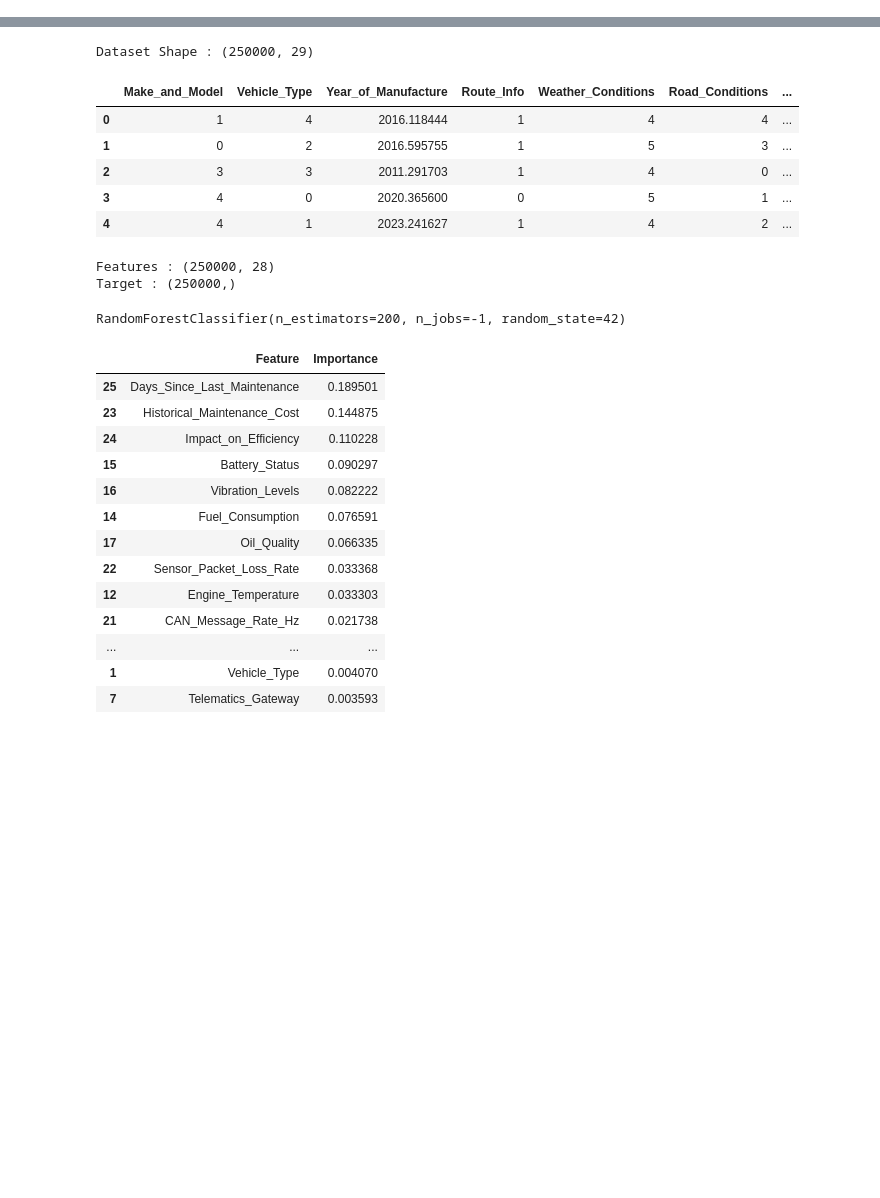
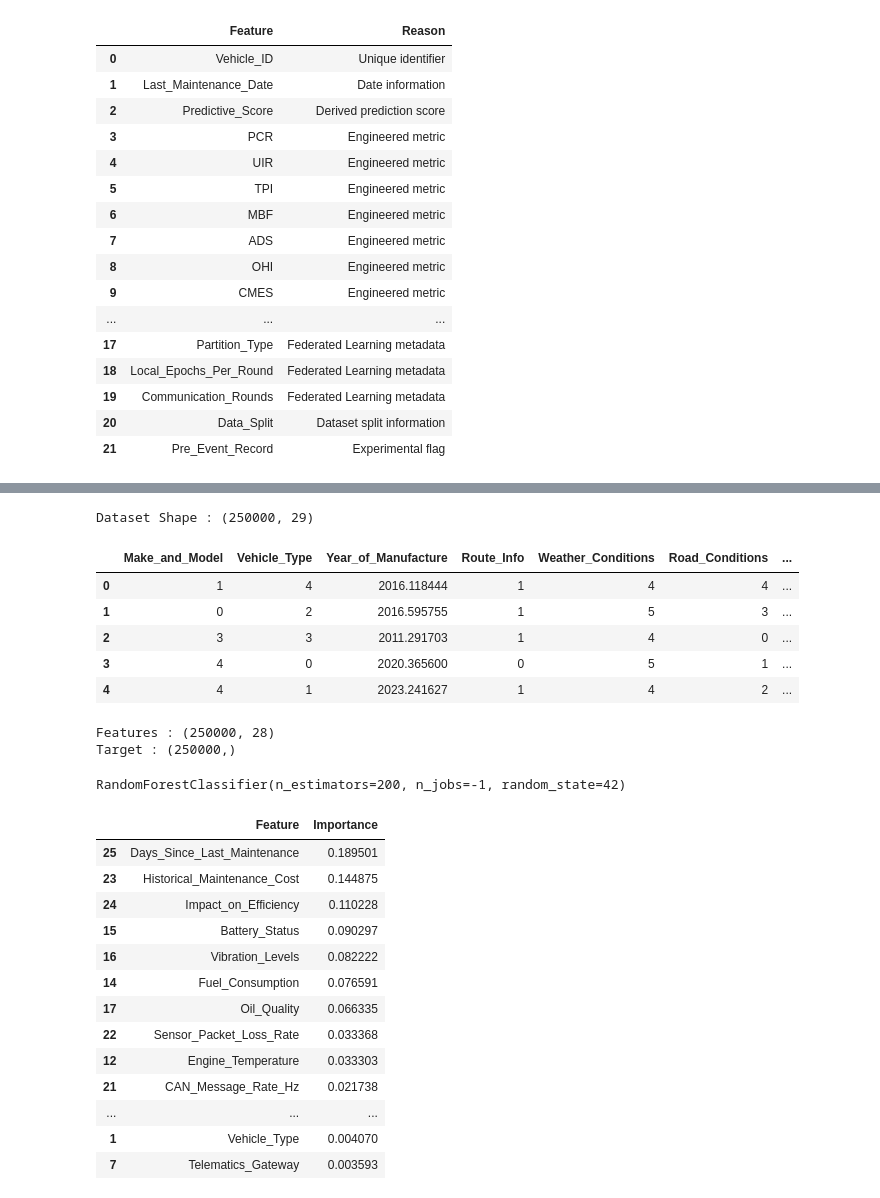
Before and after one commit to Ragavik31/Predictive-vehicle-maintenance-with-road-analysis, a Jupyter notebook: Model/03_Feature_Selection.ipynb, the cells around one changed output, grey strips where cells are left out. Cells and saved outputs as stored; diff of their text form; code cells hidden in the pictures; blank space fills up the shorter version.

```diff
--- a/Model/04_Feature_Selection.ipynb
+++ b/Model/03_Feature_Selection.ipynb
@@ -0,0 +67,83 @@
+# %%
+suspected_leakage = pd.DataFrame({
+    "Feature":[
+
+        "Vehicle_ID",
+        "Last_Maintenance_Date",
+
+        "Predictive_Score",
+        "PCR",
+        "UIR",
+        "TPI",
+        "MBF",
+        "ADS",
+        "OHI",
+        "CMES",
+        "UER",
+
+        "Maintenance_Cost",
+        "Downtime_Maintenance",
+        "Maintenance_Type",
+        "Maintenance_Severity",
+        "Maintenance_Severity_ID",
+
+        "FL_Client_ID",
+        "Partition_Type",
+        "Local_Epochs_Per_Round",
+        "Communication_Rounds",
+        "Data_Split",
+
+        "Pre_Event_Record"
+
+    ],
+
+    "Reason":[
+
+        "Unique identifier",
+        "Date information",
+
+        "Derived prediction score",
+        "Engineered metric",
+        "Engineered metric",
+        "Engineered metric",
+        "Engineered metric",
+        "Engineered metric",
+        "Engineered metric",
+        "Engineered metric",
+        "Engineered metric",
+
+        "Known after maintenance",
+        "Known after maintenance",
+        "Assigned after maintenance",
+        "Target-related information",
+        "Encoded target",
+
+        "Federated Learning metadata",
+        "Federated Learning metadata",
+        "Federated Learning metadata",
+        "Federated Learning metadata",
+        "Dataset split information",
+
+        "Experimental flag"
+    ]
+})
+
+suspected_leakage
+# %% [output]
+|  | Feature | Reason |
+| 0 | Vehicle_ID | Unique identifier |
+| 1 | Last_Maintenance_Date | Date information |
+| 2 | Predictive_Score | Derived prediction score |
+| 3 | PCR | Engineered metric |
+| 4 | UIR | Engineered metric |
+| 5 | TPI | Engineered metric |
+| 6 | MBF | Engineered metric |
+| 7 | ADS | Engineered metric |
+| 8 | OHI | Engineered metric |
+| 9 | CMES | Engineered metric |
+| ... | ... | ... |
+| 17 | Partition_Type | Federated Learning metadata |
+| 18 | Local_Epochs_Per_Round | Federated Learning metadata |
+| 19 | Communication_Rounds | Federated Learning metadata |
+| 20 | Data_Split | Dataset split information |
+| 21 | Pre_Event_Record | Experimental flag |
```
Also changed, not shown: parts of 9 cells of this notebook, 53 other files.
